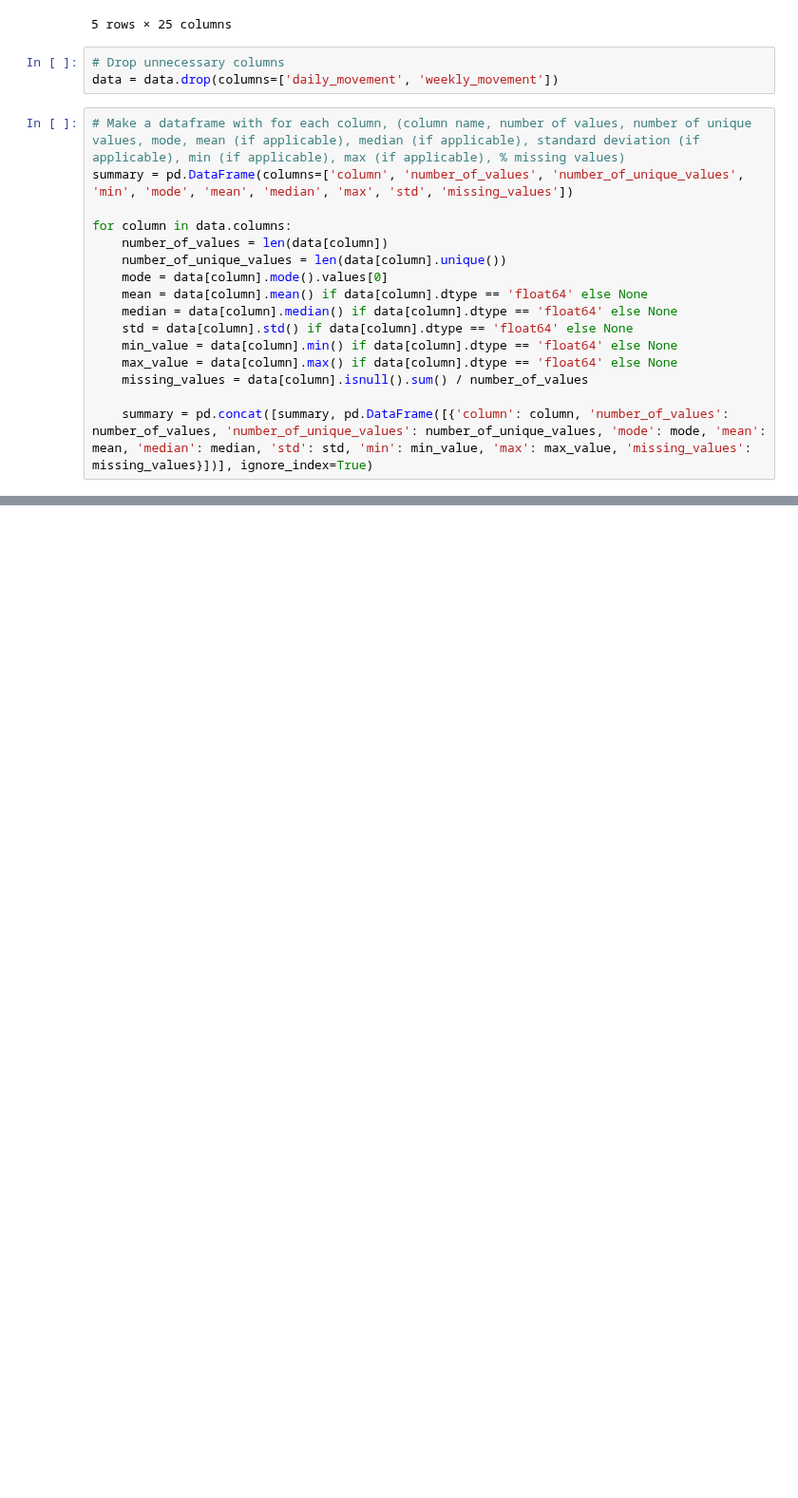
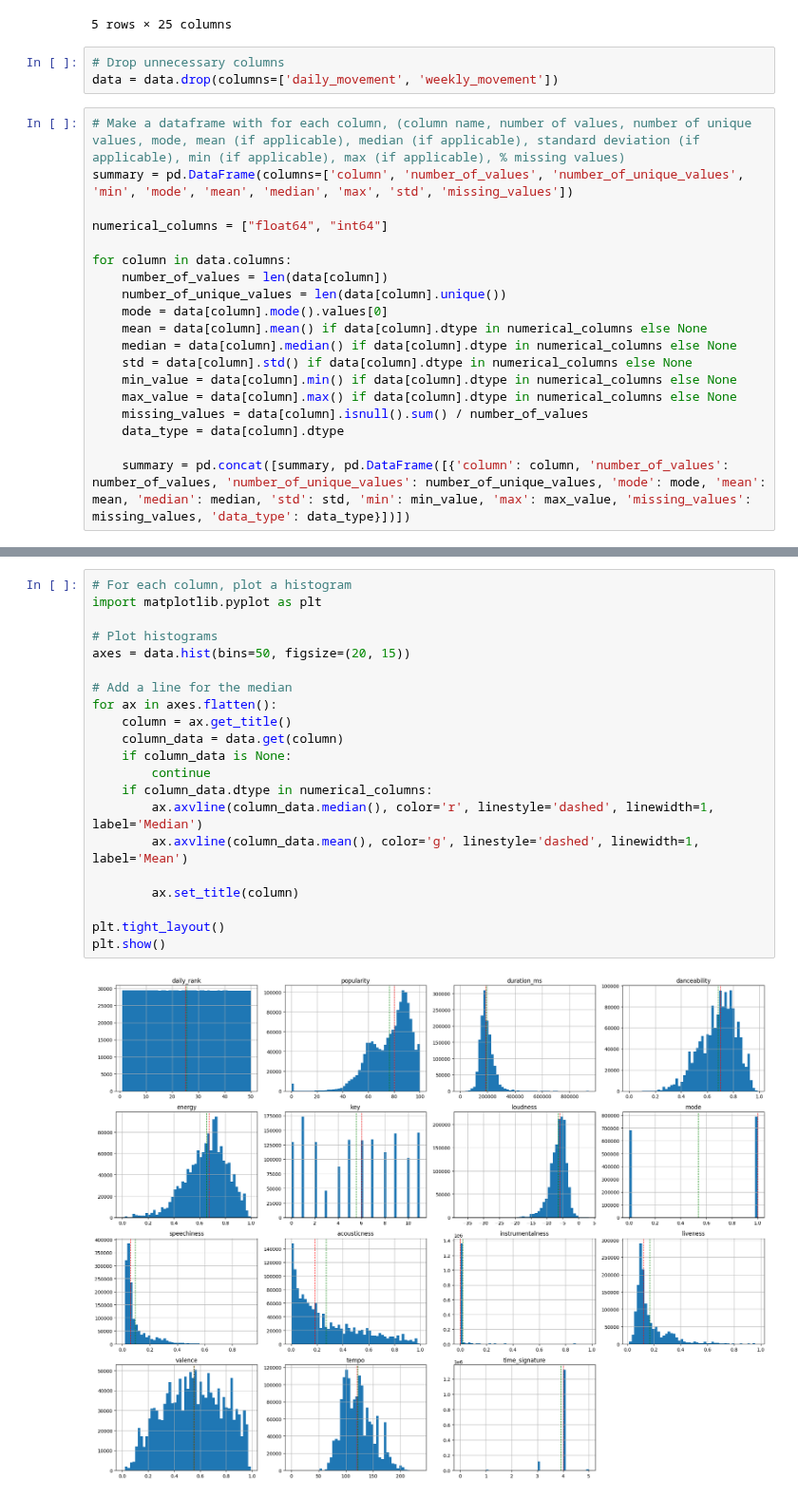
Before and after one commit to stijnli/information-visualization-project, a Jupyter notebook: data_preparation/main.ipynb, the cells around one changed output, grey strips where cells are left out. Shown at 95% size. Saved outputs shown, nothing was run; the diff lists cells and outputs as text; blank space fills up the shorter version.

```diff
--- a/data_preparation/main.ipynb
+++ b/data_preparation/main.ipynb
@@ -57,16 +81,19 @@ data = data.drop(columns=['daily_movement', 'weekly_movement'])
 # %%
 # Make a dataframe with for each column, (column name, number of values, number of unique values, mode, mean (if applicable), median (if applicable), standard deviation (if applicable), min (if applicable), max (if applicable), % missing values)
 summary = pd.DataFrame(columns=['column', 'number_of_values', 'number_of_unique_values', 'min', 'mode', 'mean', 'median', 'max', 'std', 'missing_values'])
+
+numerical_columns = ["float64", "int64"]
 
 for column in data.columns:
     number_of_values = len(data[column])
     number_of_unique_values = len(data[column].unique())
     mode = data[column].mode().values[0]
-    mean = data[column].mean() if data[column].dtype == 'float64' else None
-    median = data[column].median() if data[column].dtype == 'float64' else None
-    std = data[column].std() if data[column].dtype == 'float64' else None
-    min_value = data[column].min() if data[column].dtype == 'float64' else None
-    max_value = data[column].max() if data[column].dtype == 'float64' else None
+    mean = data[column].mean() if data[column].dtype in numerical_columns else None
+    median = data[column].median() if data[column].dtype in numerical_columns else None
+    std = data[column].std() if data[column].dtype in numerical_columns else None
+    min_value = data[column].min() if data[column].dtype in numerical_columns else None
+    max_value = data[column].max() if data[column].dtype in numerical_columns else None
     missing_values = data[column].isnull().sum() / number_of_values
+    data_type = data[column].dtype
 
-    summary = pd.concat([summary, pd.DataFrame([{'column': column, 'number_of_values': number_of_values, 'number_of_unique_values': number_of_unique_values, 'mode': mode, 'mean': mean, 'median': median, 'std': std, 'min': min_value, 'max': max_value, 'missing_values': missing_values}])], ignore_index=True)
+    summary = pd.concat([summary, pd.DataFrame([{'column': column, 'number_of_values': number_of_values, 'number_of_unique_values': number_of_unique_values, 'mode': mode, 'mean': mean, 'median': median, 'std': std, 'min': min_value, 'max': max_value, 'missing_values': missing_values, 'data_type': data_type}])])
@@ -92,0 +129,23 @@ summary
+# %%
+# For each column, plot a histogram
+import matplotlib.pyplot as plt
+
+# Plot histograms
+axes = data.hist(bins=50, figsize=(20, 15))
+
+# Add a line for the median
+for ax in axes.flatten():
+    column = ax.get_title()
+    column_data = data.get(column)
+    if column_data is None:
+        continue
+    if column_data.dtype in numerical_columns:
+        ax.axvline(column_data.median(), color='r', linestyle='dashed', linewidth=1, label='Median')
+        ax.axvline(column_data.mean(), color='g', linestyle='dashed', linewidth=1, label='Mean')
+
+        ax.set_title(column)
+
+plt.tight_layout()
+plt.show()
+# %% [output]
+[figure, added]
```
Also changed, not shown: parts of 5 cells of this notebook.
